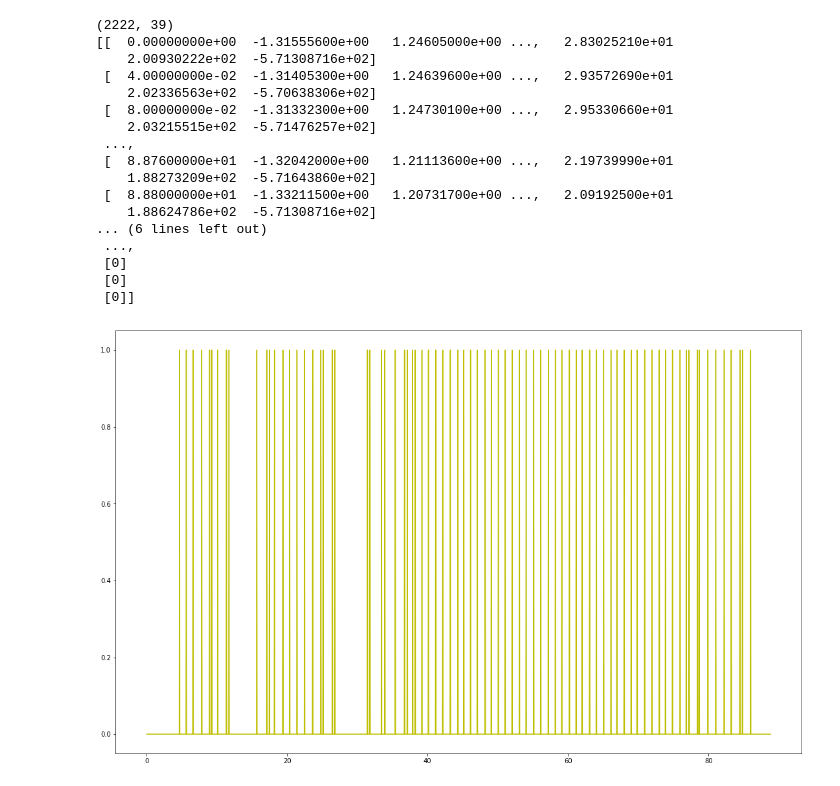
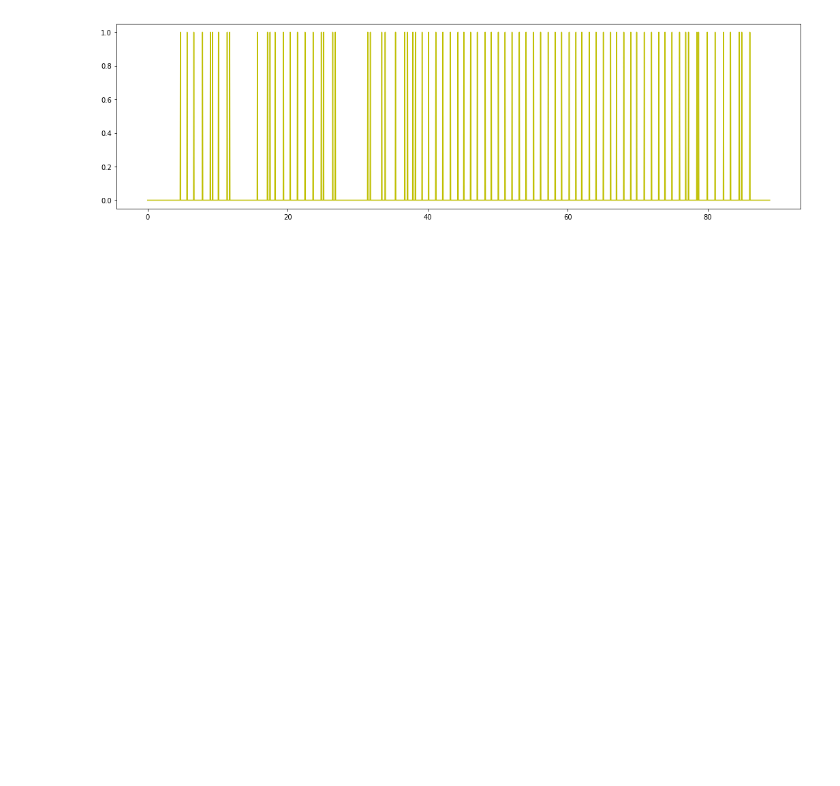
Before and after one commit to czyi/StepCounting, a Jupyter notebook: lstm_windowed.ipynb, the cells around one changed output. Cells and saved outputs as stored; diff of their text form; code cells hidden in the pictures; blank space fills up the shorter version.

```diff
--- a/lstm_windowed.ipynb
+++ b/lstm_windowed.ipynb
@@ -8,41 +65,9 @@ import re
 # %%
-f_sensor=open('weallwalk/T1_ID1_1L_GD_iPhoneSensors.csv')
-dataset=pd.read_csv(f_sensor)
-#dataset.head(10)
+data_x_1, data_y_1 = read_sensor('weallwalk/T1_ID1_1L_GD_iPhoneSensors.csv')
 
-data_x = np.array(dataset.iloc[:, 0:39])
-print(data_x.shape)
-print(data_x)
-
-data_y = np.array(dataset.iloc[:, 40:41])
-data_y = np.array(data_y)
-
-print data_y.shape
-print data_y
-
-import matplotlib.pyplot as plt
-import mpl_toolkits.mplot3d
-
-plt.figure(figsize=(19, 12))
+plt.figure(figsize=(18, 5))
 #plt.plot([i for i in range(0,1000)], [i[0] for i in rand_x], 'b')
-plt.plot([i[0] for i in data_x], [i[0] for i in data_y], 'y')
+plt.plot([i[0] for i in data_x_1], [i[0] for i in data_y_1], 'y')
 plt.show()
 # %% [output]
-(2222, 39)
-[[  0.00000000e+00  -1.31555600e+00   1.24605000e+00 ...,   2.83025210e+01
-    2.00930222e+02  -5.71308716e+02]
- [  4.00000000e-02  -1.31405300e+00   1.24639600e+00 ...,   2.93572690e+01
-    2.02336563e+02  -5.70638306e+02]
- [  8.00000000e-02  -1.31332300e+00   1.24730100e+00 ...,   2.95330660e+01
-    2.03215515e+02  -5.71476257e+02]
- ...,
- [  8.87600000e+01  -1.32042000e+00   1.21113600e+00 ...,   2.19739990e+01
-    1.88273209e+02  -5.71643860e+02]
- [  8.88000000e+01  -1.33211500e+00   1.20731700e+00 ...,   2.09192500e+01
-    1.88624786e+02  -5.71308716e+02]
-... (6 lines left out)
- ...,
- [0]
- [0]
- [0]]
-[figure, old version]
+[figure, new version]
```
Also changed, not shown: parts of 13 cells of this notebook, 8 other files.
